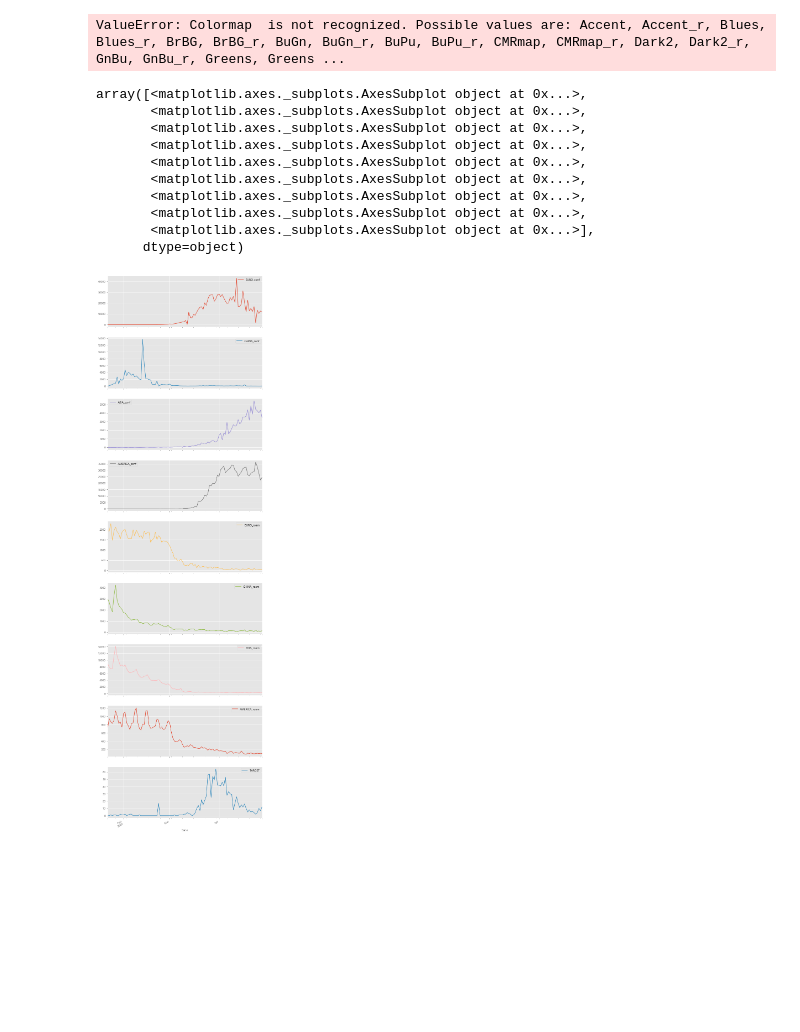
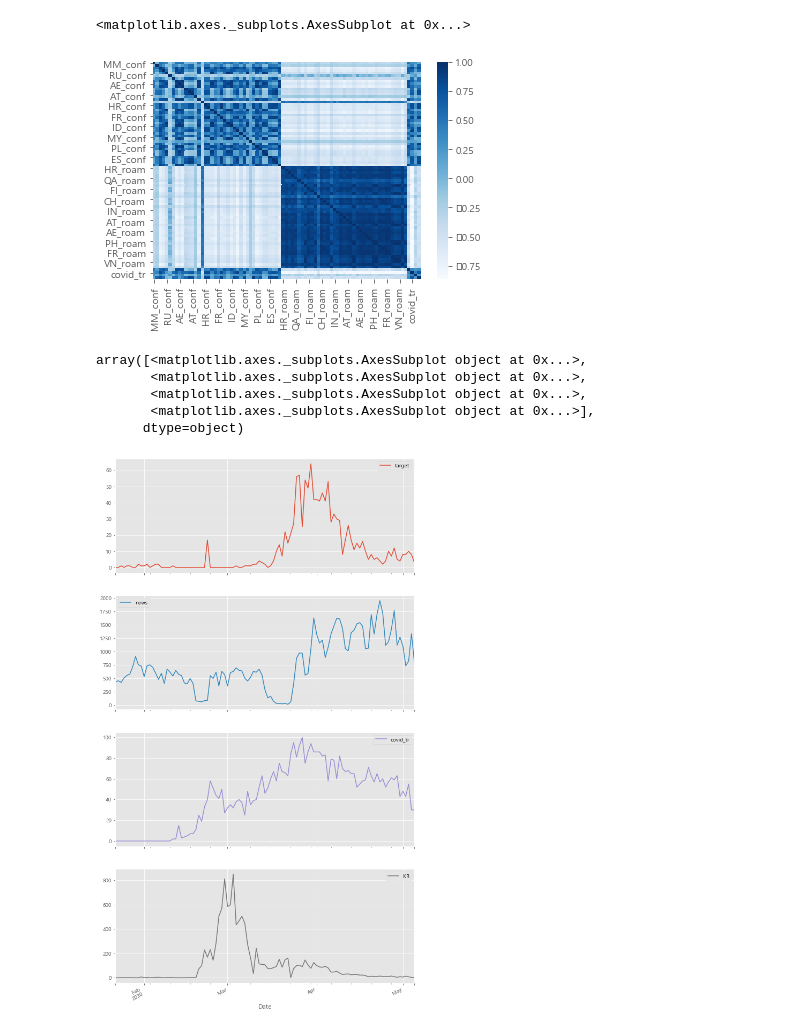
Before and after one commit to Hinterhalter/Post-COVID-19_modeling, a Jupyter notebook: Model_RandomForest.ipynb, the cells around one changed output. Drawn from its saved outputs; the diff is of its cells as text; code cells hidden in the pictures; blank space fills up the shorter version.

```diff
--- a/Model_RandomForest.ipynb
+++ b/Model_RandomForest.ipynb
@@ -14,2 +16,2 @@ warnings.filterwarnings('ignore')
 # %%
-df = pd.read_csv('./data/total.csv')
+df = pd.read_csv('./data/final_0507.csv')
@@ -16,12 +20,13 @@ df = pd.read_csv('./data/total.csv')
 # %%
 df.drop(['Unnamed: 0'], axis=1, inplace=True)
-df['TARGET'] = df['TARGET'].diff()
-df['TARGET'].iloc[0] = 0
+#df.set_index('Date', inplace=True)
+# df['TARGET'] = df['TARGET'].diff()
+# df['TARGET'].iloc[0] = 0
 # %%
-for i in ['EURO_conf','CHINA_conf','ASIA_conf','AMERICA_conf']:
-    tmp = "{}".format(i)
-    df[tmp] = df[tmp].diff()
-    df[tmp].iloc[0] = 0
+# for i in ['EURO_conf','CHINA_conf','ASIA_conf','AMERICA_conf']:
+#     tmp = "{}".format(i)
+#     df[tmp] = df[tmp].diff()
+#     df[tmp].iloc[0] = 0
 # %%
 cols = list(df.columns)
 cols.remove('Date')
@@ -39,23 +45,20 @@ df.head()
 # %%
-sns.heatmap(df.corr(), cmap='')
+sns.heatmap(df.corr(), cmap='Blues')
 # %% [output]
-ValueError: Colormap  is not recognized. Possible values are: Accent, Accent_r, Blues, Blues_r, BrBG, BrBG_r, BuGn, BuGn_r, BuPu, BuPu_r, CMRmap, CMRmap_r, Dark2, Dark2_r, GnBu, GnBu_r, Greens, Greens ...
+<matplotlib.axes._subplots.AxesSubplot at 0x...>
+[figure, added]
 # %%
 df.Date = pd.to_datetime(df.Date)
+df['dayofweek'] = df['Date'].dt.dayofweek
 df.set_index('Date', inplace=True)
 # %%
 plt.style.use('ggplot')
 # %%
-df.plot(subplots=True, figsize=(10,40))
+df[['target','news','covid_tr','KR']].plot(subplots=True, figsize=(10,20))
 # %% [output]
 array([<matplotlib.axes._subplots.AxesSubplot object at 0x...>,
-       <matplotlib.axes._subplots.AxesSubplot object at 0x...>,
-       <matplotlib.axes._subplots.AxesSubplot object at 0x...>,
-       <matplotlib.axes._subplots.AxesSubplot object at 0x...>,
-       <matplotlib.axes._subplots.AxesSubplot object at 0x...>,
-       <matplotlib.axes._subplots.AxesSubplot object at 0x...>,
        <matplotlib.axes._subplots.AxesSubplot object at 0x...>,
        <matplotlib.axes._subplots.AxesSubplot object at 0x...>,
        <matplotlib.axes._subplots.AxesSubplot object at 0x...>],
       dtype=object)
-[figure, old version]
+[figure, new version]
```
Also changed, not shown: parts of 41 cells of this notebook, 4 other files.
